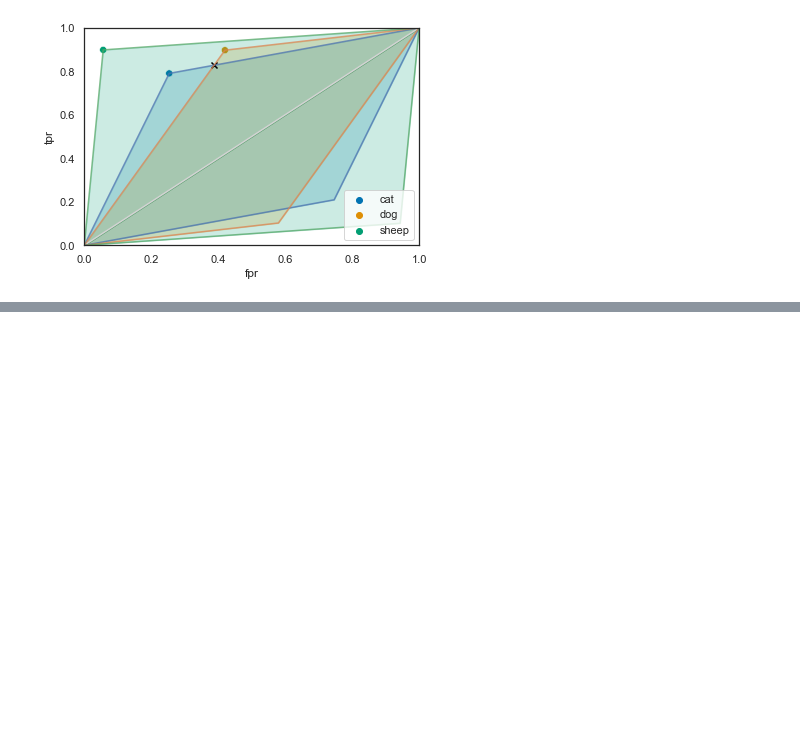
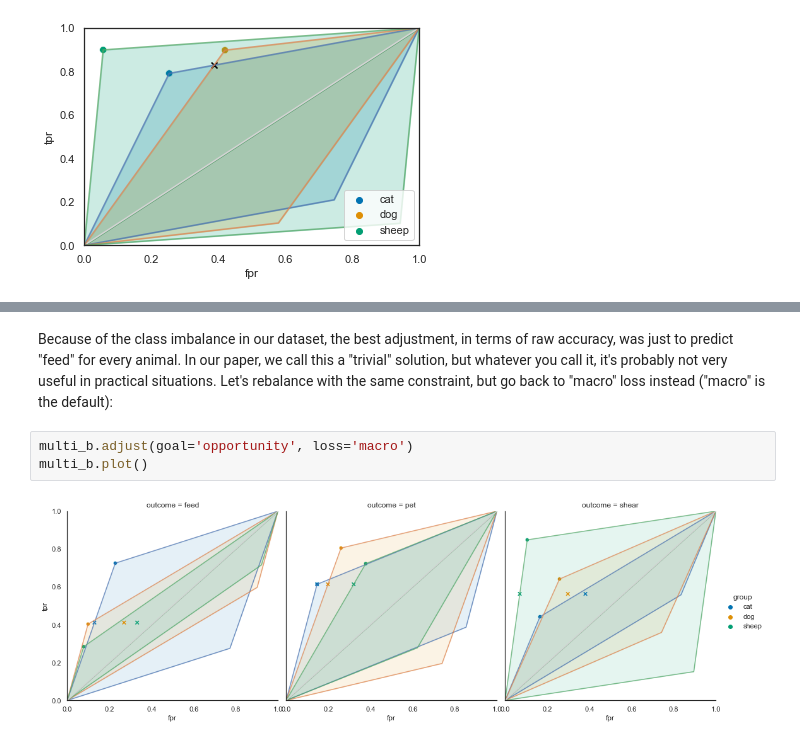
Before and after one commit to scotthlee/fairness, a Jupyter notebook: demo.ipynb, the cells around one changed output, grey strips where cells are left out. Drawn from its saved outputs; the diff is of its cells as text; blank space fills up the shorter version.

```diff
--- a/demo.ipynb
+++ b/demo.ipynb
@@ -164,0 +335,7 @@ pb_roc.plot(roc_curves=False)
+# %% [markdown]
+Because of the class imbalance in our dataset, the best adjustment, in terms of raw accuracy, was just to predict "feed" for every animal. In our paper, we call this a "trivial" solution, but whatever you call it, it's probably not very useful in practical situations. Let's rebalance with the same constraint, but go back to "macro" loss instead ("macro" is the default):
+# %%
+multi_b.adjust(goal='opportunity', loss='macro')
+multi_b.plot()
+# %% [output]
+[figure, added]
```
Also changed, not shown: parts of 31 cells of this notebook, 2 other files.
